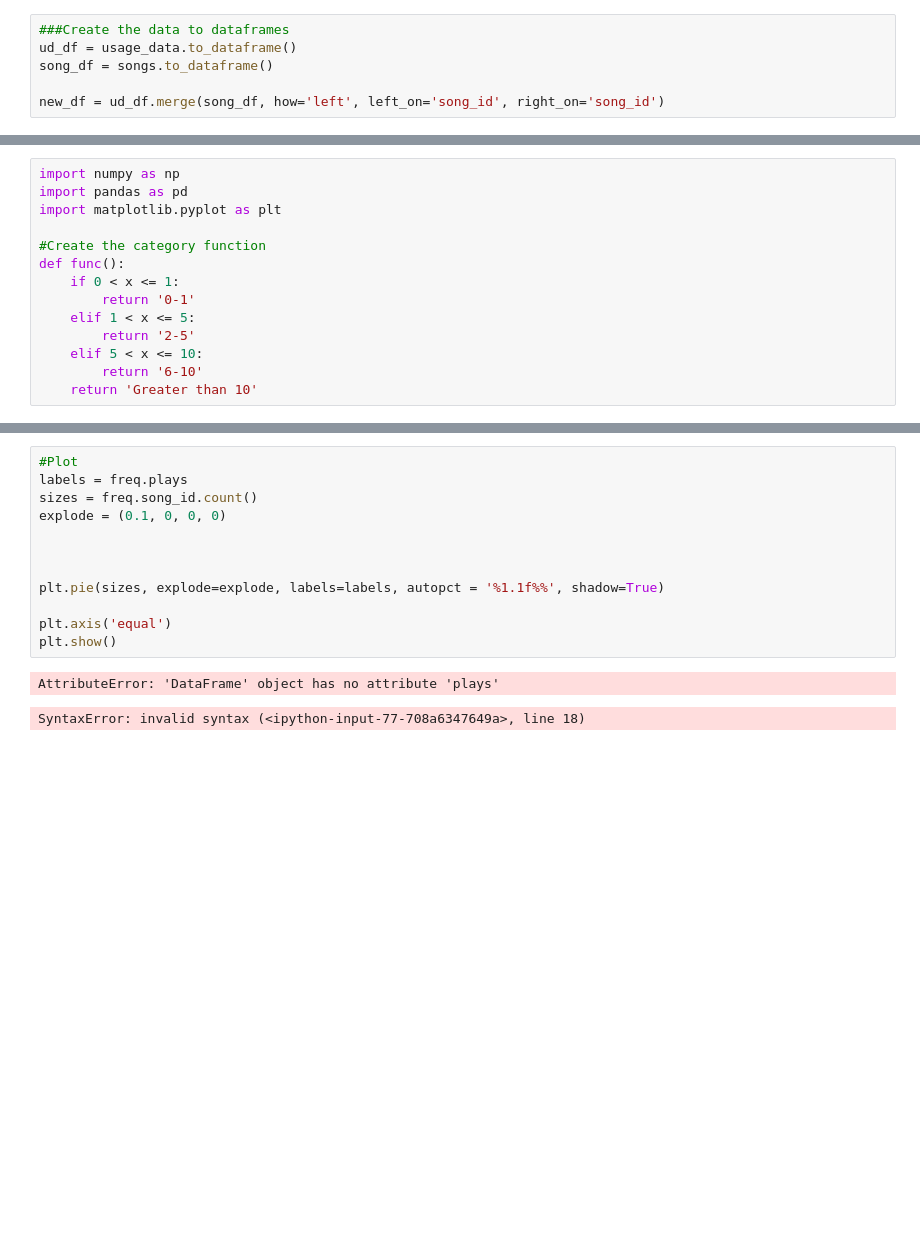
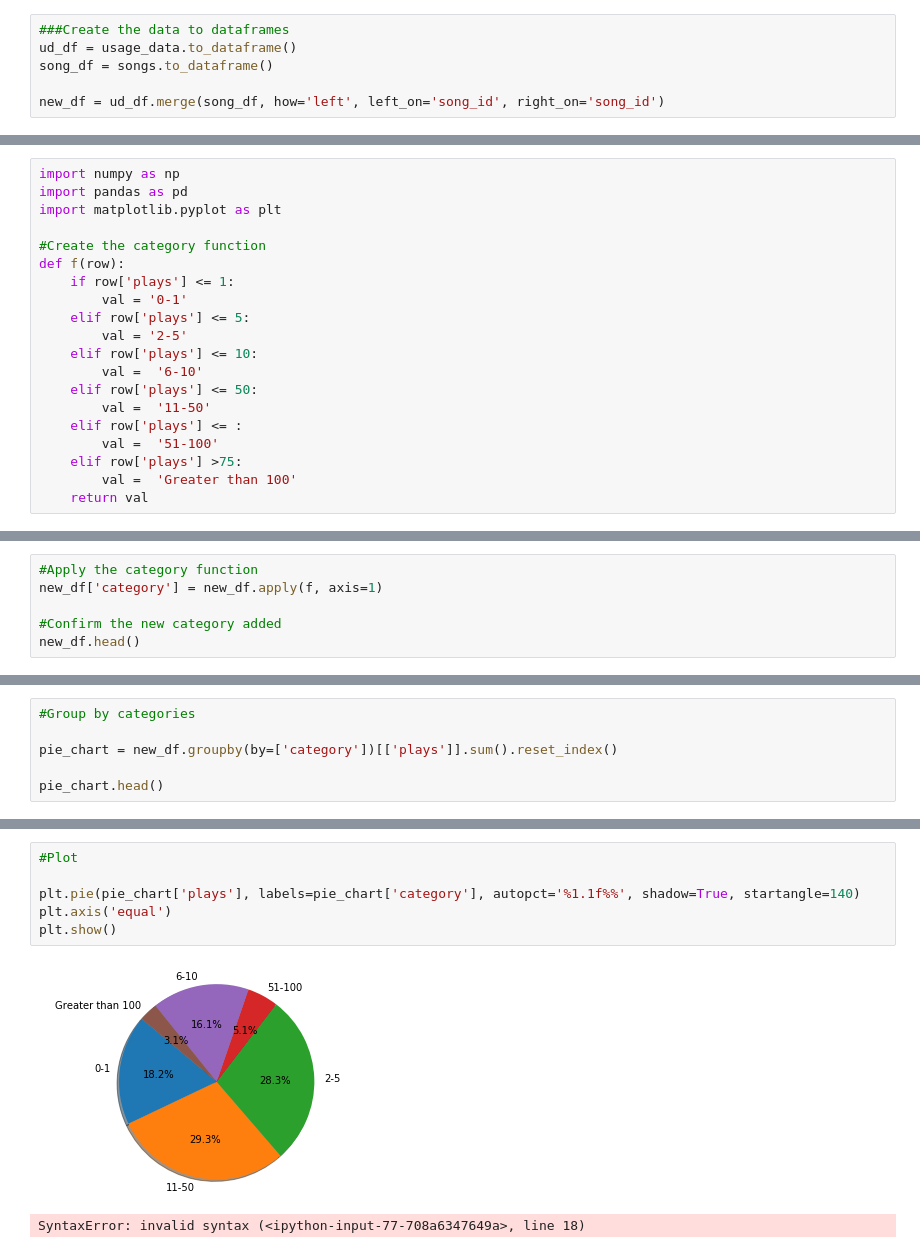
Before and after one commit to kjprice/SMU-data-mining, a Jupyter notebook: python_notebooks/DataMiningProj3_TuriSongData.ipynb, the cells around one changed output, grey strips where cells are left out. Cells and saved outputs as stored; diff of their text form; blank space fills up the shorter version.

Commit message:
added pie chart
Added a pie chart from the df to show the number of songs in each category of plays.

```diff
--- a/python_notebooks/DataMiningProj3_TuriSongData.ipynb
+++ b/python_notebooks/DataMiningProj3_TuriSongData.ipynb
@@ -110,11 +112,17 @@ import pandas as pd
 import matplotlib.pyplot as plt
 
 #Create the category function
-def func():
-    if 0 < x <= 1:
-        return '0-1'
-    elif 1 < x <= 5:
-        return '2-5'
-    elif 5 < x <= 10:
-        return '6-10'
-    return 'Greater than 10'
+def f(row):
+    if row['plays'] <= 1:
+        val = '0-1'
+    elif row['plays'] <= 5:
+        val = '2-5'
+    elif row['plays'] <= 10:
+        val =  '6-10'
+    elif row['plays'] <= 50:
+        val =  '11-50'
+    elif row['plays'] <= :
+        val =  '51-100'
+    elif row['plays'] >75:
+        val =  'Greater than 100'
+    return val
@@ -124,0 +129,6 @@ NameError: global name 'x' is not defined
+# %%
+#Apply the category function
+new_df['category'] = new_df.apply(f, axis=1)
+
+#Confirm the new category added
+new_df.head()
@@ -124,0 +142,6 @@ NameError: global name 'x' is not defined
+# %%
+#Group by categories
+
+pie_chart = new_df.groupby(by=['category'])[['plays']].sum().reset_index()
+
+pie_chart.head()
@@ -125,17 +155,11 @@ NameError: global name 'x' is not defined
 # %%
 #Plot
-labels = freq.plays
-sizes = freq.song_id.count()
-explode = (0.1, 0, 0, 0)
 
-
-
-plt.pie(sizes, explode=explode, labels=labels, autopct = '%1.1f%%', shadow=True)
-
+plt.pie(pie_chart['plays'], labels=pie_chart['category'], autopct='%1.1f%%', shadow=True, startangle=140)
 plt.axis('equal')
 plt.show()
 # %% [output]
-AttributeError: 'DataFrame' object has no attribute 'plays'
+[figure, added]
 # %%
 # %% [output]
 SyntaxError: invalid syntax (<ipython-input-77-708a6347649a>, line 18)
```
Also changed, not shown: parts of 6 cells of this notebook.
